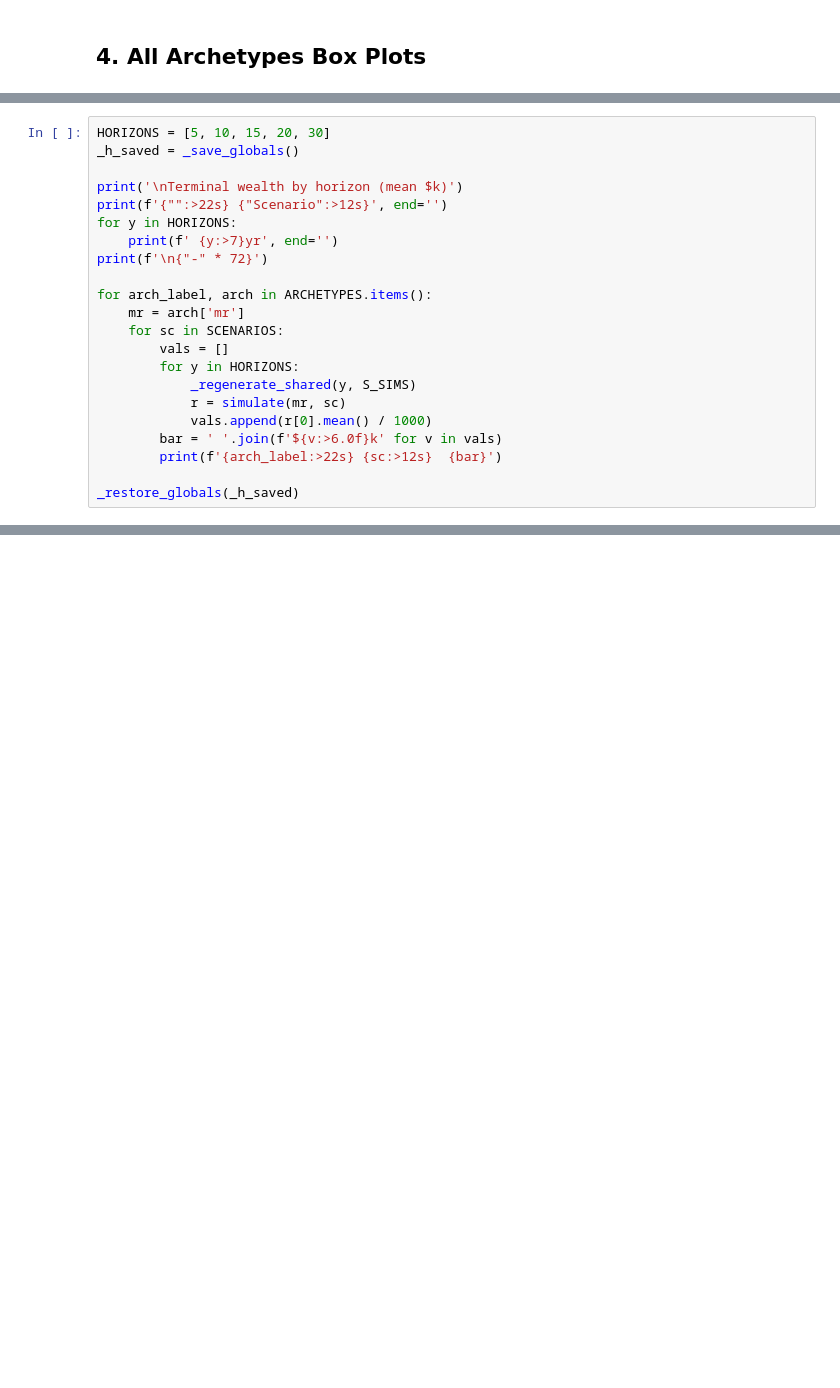
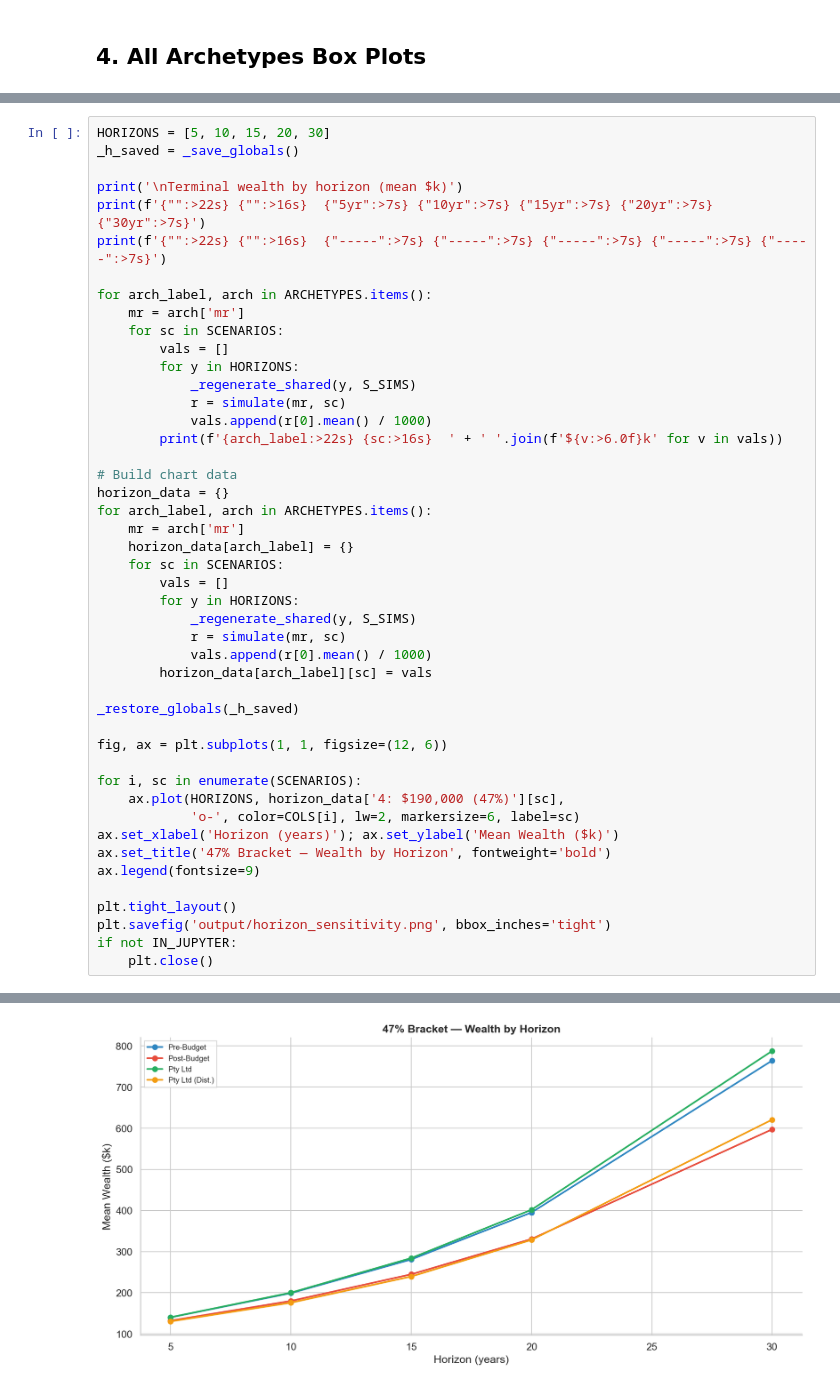
Before and after one commit to shanehull/structuring-scenarios, a Jupyter notebook: scenarios.ipynb, the cells around one changed output, grey strips where cells are left out. Saved outputs shown, nothing was run; the diff lists cells and outputs as text; blank space fills up the shorter version.

```diff
--- a/scenarios.ipynb
+++ b/scenarios.ipynb
@@ -517,10 +531,8 @@ HORIZONS = [5, 10, 15, 20, 30]
 _h_saved = _save_globals()
 
 print('\nTerminal wealth by horizon (mean $k)')
-print(f'{"":>22s} {"Scenario":>12s}', end='')
-for y in HORIZONS:
-    print(f' {y:>7}yr', end='')
-print(f'\n{"-" * 72}')
+print(f'{"":>22s} {"":>16s}  {"5yr":>7s} {"10yr":>7s} {"15yr":>7s} {"20yr":>7s} {"30yr":>7s}')
+print(f'{"":>22s} {"":>16s}  {"-----":>7s} {"-----":>7s} {"-----":>7s} {"-----":>7s} {"-----":>7s}')
 
 for arch_label, arch in ARCHETYPES.items():
     mr = arch['mr']
@@ -530,9 +542,35 @@ for arch_label, arch in ARCHETYPES.items():
             _regenerate_shared(y, S_SIMS)
             r = simulate(mr, sc)
             vals.append(r[0].mean() / 1000)
-        bar = ' '.join(f'${v:>6.0f}k' for v in vals)
-        print(f'{arch_label:>22s} {sc:>12s}  {bar}')
+        print(f'{arch_label:>22s} {sc:>16s}  ' + ' '.join(f'${v:>6.0f}k' for v in vals))
+
+# Build chart data
+horizon_data = {}
+for arch_label, arch in ARCHETYPES.items():
+    mr = arch['mr']
+    horizon_data[arch_label] = {}
+    for sc in SCENARIOS:
+        vals = []
+        for y in HORIZONS:
+            _regenerate_shared(y, S_SIMS)
+            r = simulate(mr, sc)
+            vals.append(r[0].mean() / 1000)
+        horizon_data[arch_label][sc] = vals
 
 _restore_globals(_h_saved)
+
+fig, ax = plt.subplots(1, 1, figsize=(12, 6))
+
+for i, sc in enumerate(SCENARIOS):
+    ax.plot(HORIZONS, horizon_data['4: $190,000 (47%)'][sc],
+            'o-', color=COLS[i], lw=2, markersize=6, label=sc)
+ax.set_xlabel('Horizon (years)'); ax.set_ylabel('Mean Wealth ($k)')
+ax.set_title('47% Bracket — Wealth by Horizon', fontweight='bold')
+ax.legend(fontsize=9)
+
+plt.tight_layout()
+plt.savefig('output/horizon_sensitivity.png', bbox_inches='tight')
+if not IN_JUPYTER:
+    plt.close()
 # %% [output]
 Terminal wealth by horizon (mean $k)
@@ -556,0 +595 @@ Terminal wealth by horizon (mean $k)
+[figure, added]
```
Also changed, not shown: parts of 9 cells of this notebook, 5 other files.
